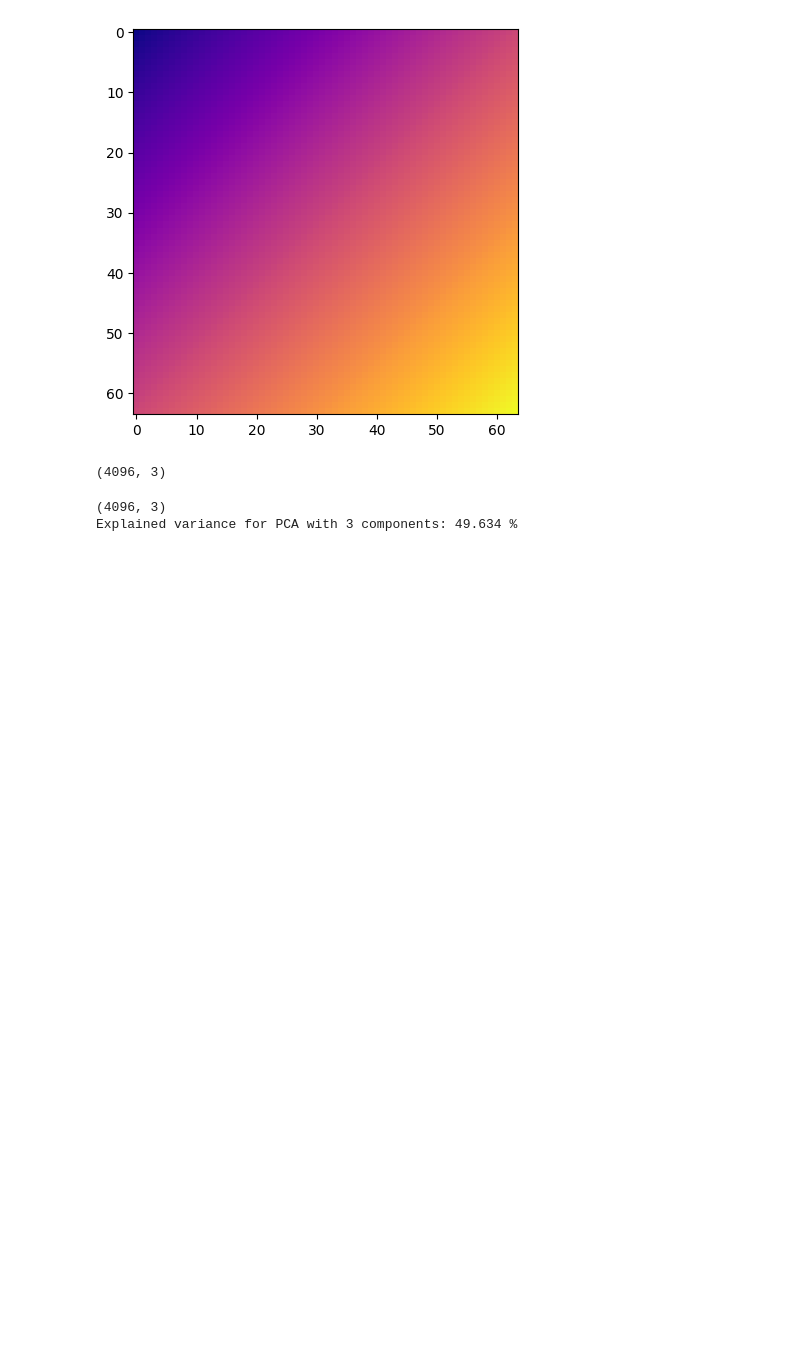
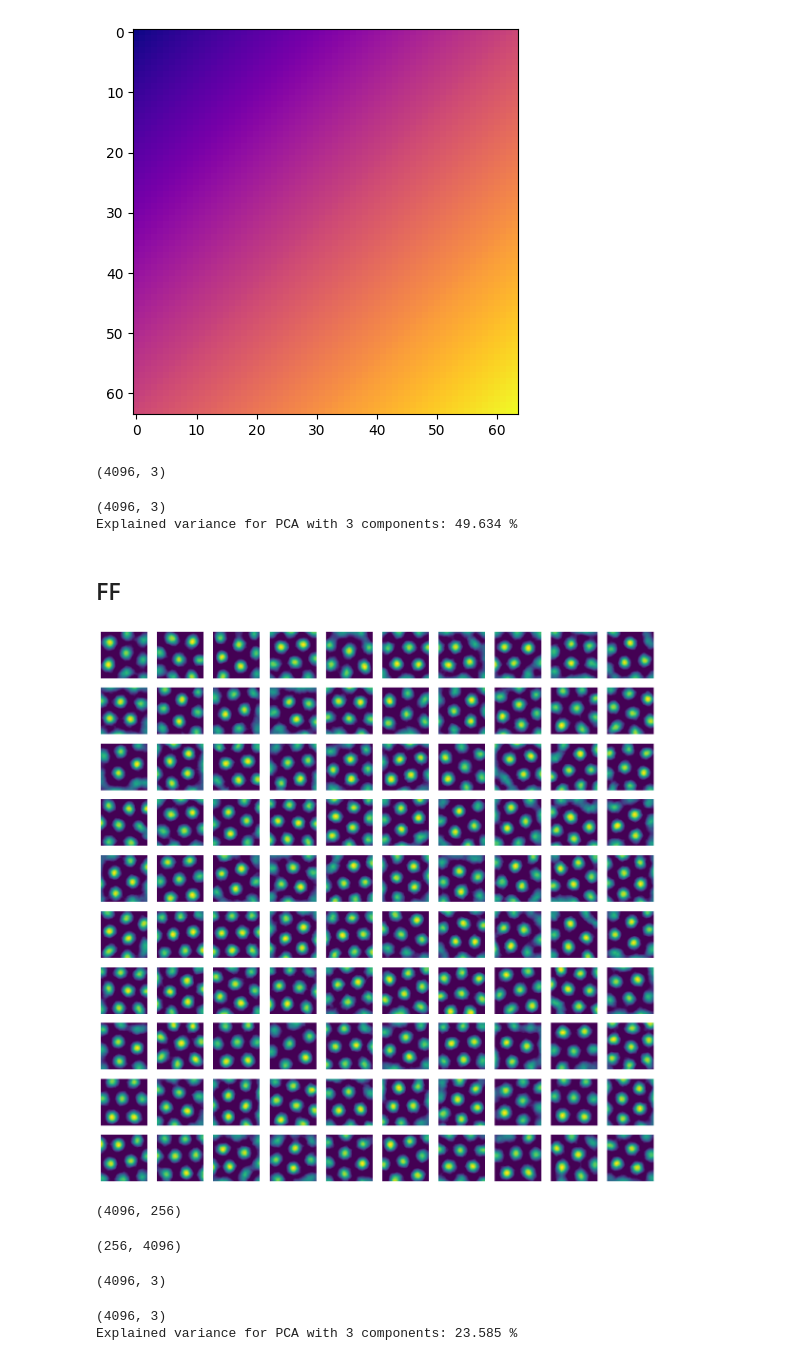
Before and after one commit to bioAI-Oslo/GridsWithoutPI, a Jupyter notebook: representations.ipynb, the cells around one changed output. Drawn from its saved outputs; the diff is of its cells as text; code cells hidden in the pictures; blank space fills up the shorter version.

```diff
--- a/representations.ipynb
+++ b/representations.ipynb
@@ -108,3 +110,77 @@ elif plot and n_components==3:
 # %% [output]
 (4096, 3)
 Explained variance for PCA with 3 components: 49.634 %
+# %% [markdown]
+## FF
+# %%
+model = FFGC()
+model = model.load("./best_models/FFGC.pkl")
+
+model.to(device)
+pass
+# %%
+# evaluate on 64x64 grid
+bins = 64
+x = np.linspace(-1, 1, bins)*2*np.pi
+y = np.linspace(-1, 1, bins)*2*np.pi
+xx, yy = np.meshgrid(x,y)
+r = np.stack([xx.ravel(), yy.ravel()], axis = -1)
+gs = model(torch.tensor(r.astype("float32"),device = device))
+gs = gs.detach().cpu().numpy()
+
+ns = 10 # ns x ns grid of unit ratemaps
+count = 0
+fig ,ax = plt.subplots(ns,ns, figsize = (15,15))
+for i in range(ns):
+    for j in range(ns):
+        im = ax[i,j].imshow(gs[...,count].reshape(bins, bins))
+        ax[i,j].axis("off")
+        count += 1
+# %% [output]
+[figure, added]
+# %%
+gs.shape
+# %% [output]
+(4096, 256)
+# %%
+activity = gs.T
+activity.shape
+# %% [output]
+(256, 4096)
+# %%
+n_neighbors = 2000
+n_components = 3
+plot = True
+
+reducer = umap.UMAP(n_neighbors=n_neighbors, n_components=n_components)
+reducer.fit(activity.T)
+embedding = reducer.transform(activity.T)
+print(embedding.shape)
+if plot and n_components==2:
+    plt.scatter(embedding[:,0],embedding[:,1],s=10)
+    plt.gca().set_aspect('equal', 'datalim')
+    plt.title('UMAP projection of the activity of the grid cells', fontsize=12)
+    plt.show()
+elif plot and n_components==3:
+    fig = px.scatter_3d(embedding, x=0, y=1, z=2,opacity=0.4,color=cols_flat)
+    fig.show()
+# %% [output]
+(4096, 3)
+# %%
+reducer = PCA(n_components=n_components)
+reducer.fit(activity.T)
+embedding = reducer.transform(activity.T)
+print(embedding.shape)
+# Explained variance
+print(f"Explained variance for PCA with {n_components} components: {100*np.sum(reducer.explained_variance_ratio_):.3f} %")
+if plot and n_components==2:
+    plt.scatter(embedding[:,0],embedding[:,1],s=10)
+    plt.gca().set_aspect('equal', 'datalim')
+    plt.title('PCA projection of the activity of the grid cells', fontsize=12)
+    plt.show()
+elif plot and n_components==3:
+    fig = px.scatter_3d(embedding, x=0, y=1, z=2,opacity=0.4,color=cols_flat)
+    fig.show()
+# %% [output]
+(4096, 3)
+Explained variance for PCA with 3 components: 23.585 %
```
Also changed, not shown: parts of 1 cell of this notebook.
